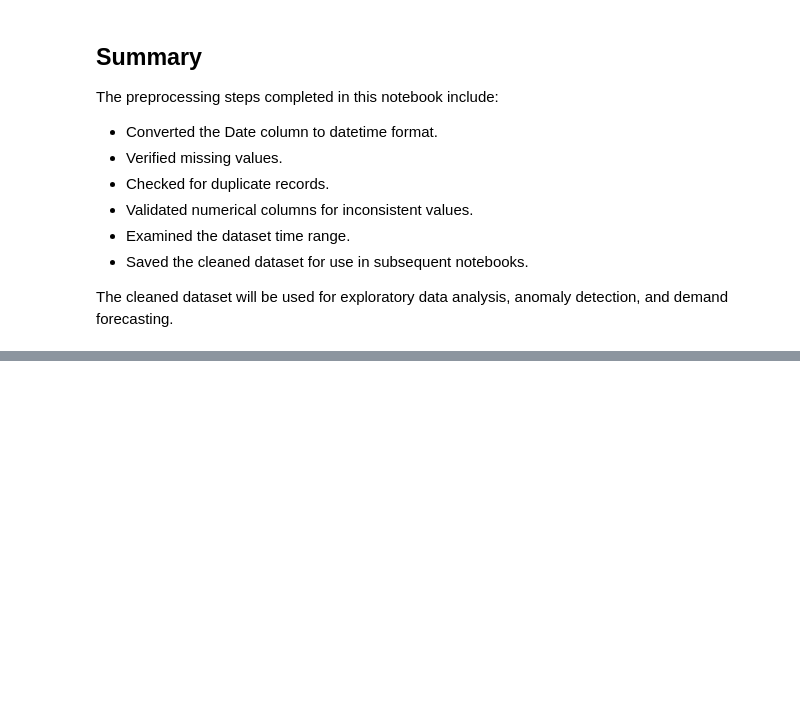
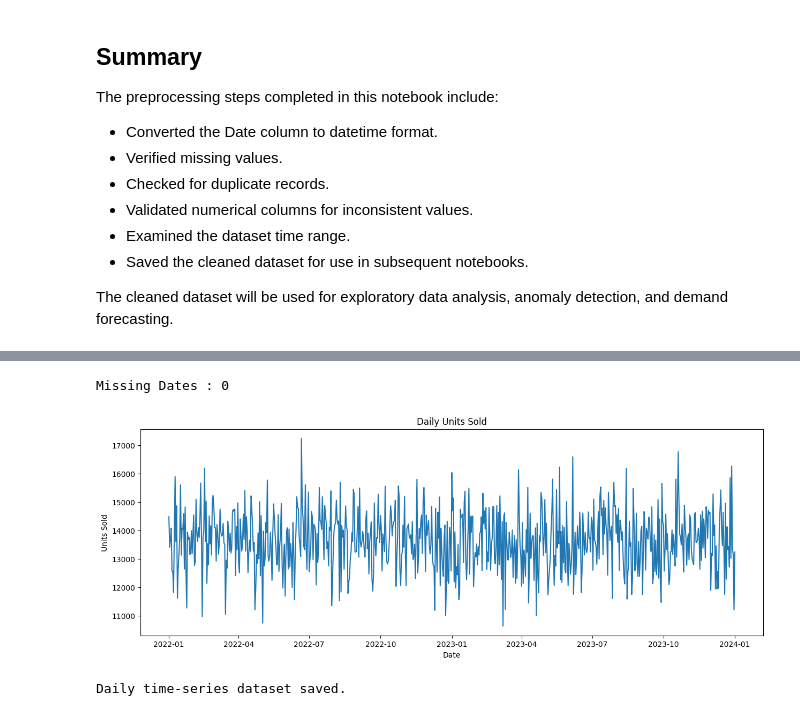
Before and after one commit to Adithyan-7/supply-chain-demand-forecasting, a Jupyter notebook: notebooks/01_data_preprocessing.ipynb, the cells around one changed output, grey strips where cells are left out. Cells and saved outputs as stored; diff of their text form; code cells hidden in the pictures; blank space fills up the shorter version.

Commit message:
Prepare daily time-series dataset for forecasting

```diff
--- a/notebooks/01_data_preprocessing.ipynb
+++ b/notebooks/01_data_preprocessing.ipynb
@@ -261,0 +272,4 @@ detection, and demand forecasting.
+# %%
+df = df.sort_values("Date")
+
+df.head()
@@ -261,0 +283,4 @@ detection, and demand forecasting.
+# %%
+daily_sales = (
+df.groupby("Date")["Units Sold"].sum().reset_index())
+daily_sales.head()
@@ -261,0 +294,4 @@ detection, and demand forecasting.
+# %%
+daily_sales.set_index("Date", inplace=True)
+
+daily_sales.head()
@@ -261,0 +314,33 @@ detection, and demand forecasting.
+# %%
+all_dates = pd.date_range(
+    start=daily_sales.index.min(),
+    end=daily_sales.index.max(),
+    freq="D")
+
+missing_dates = all_dates.difference(daily_sales.index)
+
+print(f"Missing Dates : {len(missing_dates)}")
+# %% [output]
+Missing Dates : 0
+# %%
+plt.figure(figsize=(15,5))
+
+plt.plot(daily_sales.index,
+    daily_sales["Units Sold"])
+
+plt.title("Daily Units Sold")
+
+plt.xlabel("Date")
+
+plt.ylabel("Units Sold")
+
+plt.show()
+# %% [output]
+[figure, added]
+# %%
+daily_sales.to_csv(
+    "../data/processed/daily_sales.csv")
+
+print("Daily time-series dataset saved.")
+# %% [output]
+Daily time-series dataset saved.
```
Also changed, not shown: parts of 6 cells of this notebook, 1 other file.
